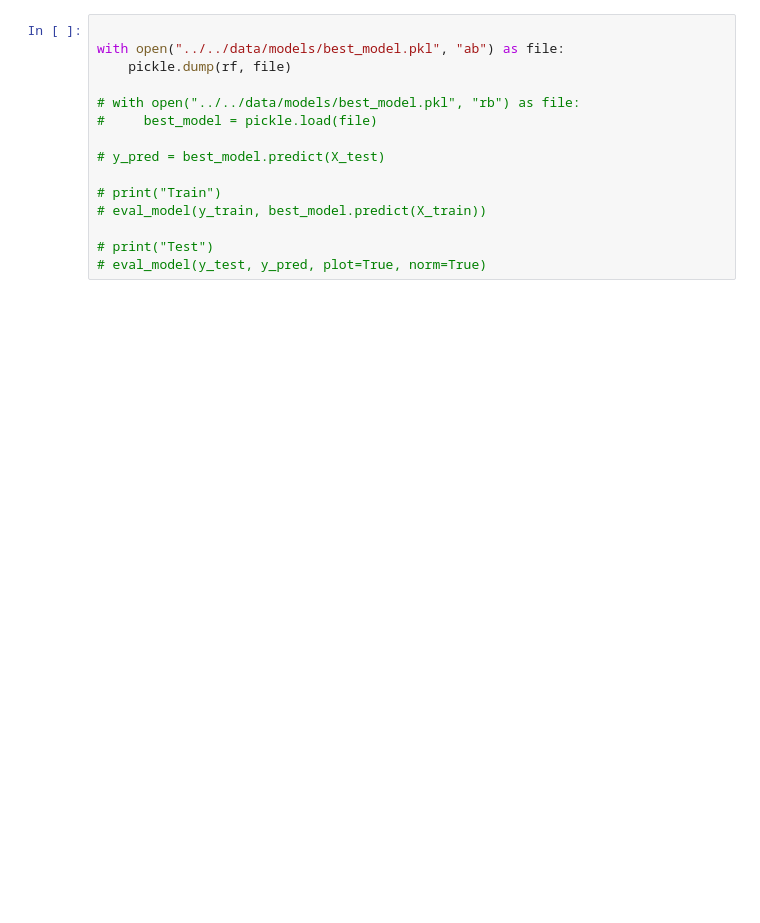
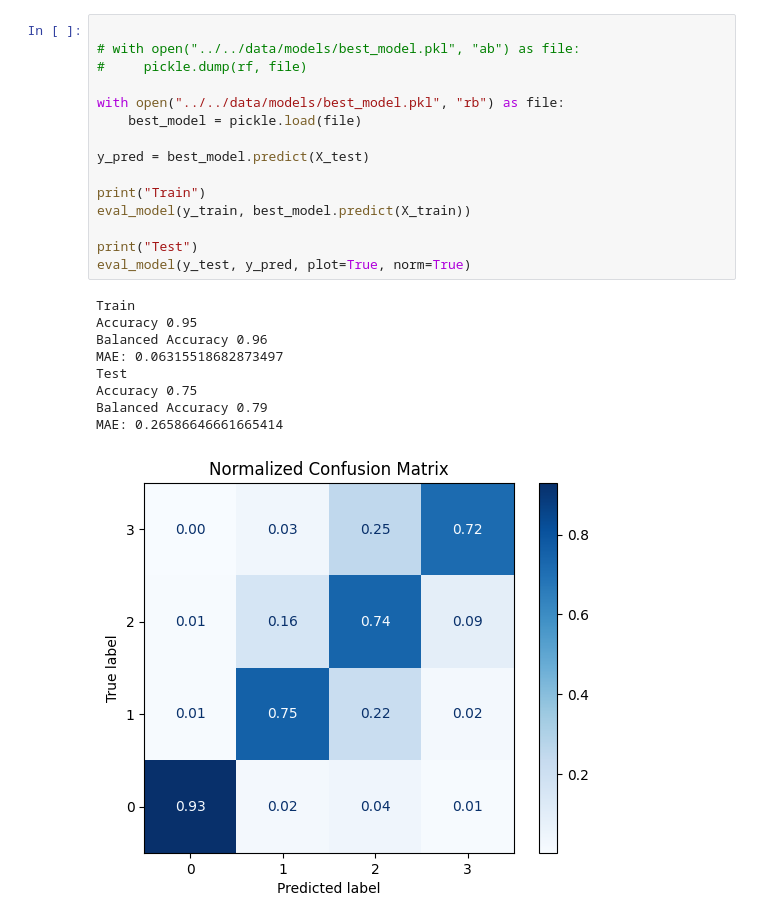
Before and after one commit to CanFam23/avy-forecasting, a Jupyter notebook: notebooks/model/forest.ipynb, the cells around one changed output. Drawn from its saved outputs; the diff is of its cells as text; blank space fills up the shorter version.

Commit message:
Retrain forest model

```diff
--- a/notebooks/model/forest.ipynb
+++ b/notebooks/model/forest.ipynb
@@ -201,15 +158,25 @@ plt.show()
 # %%
 
-with open("../../data/models/best_model.pkl", "ab") as file:
-    pickle.dump(rf, file)
+# with open("../../data/models/best_model.pkl", "ab") as file:
+#     pickle.dump(rf, file)
 
-# with open("../../data/models/best_model.pkl", "rb") as file:
-#     best_model = pickle.load(file)
+with open("../../data/models/best_model.pkl", "rb") as file:
+    best_model = pickle.load(file)
 
-# y_pred = best_model.predict(X_test)
+y_pred = best_model.predict(X_test)
 
-# print("Train")
-# eval_model(y_train, best_model.predict(X_train))
+print("Train")
+eval_model(y_train, best_model.predict(X_train))
 
-# print("Test")
-# eval_model(y_test, y_pred, plot=True, norm=True)
+print("Test")
+eval_model(y_test, y_pred, plot=True, norm=True)
+# %% [output]
+Train
+Accuracy 0.95
+Balanced Accuracy 0.96
+MAE: 0.06315518682873497
+Test
+Accuracy 0.75
+Balanced Accuracy 0.79
+MAE: 0.26586646661665414
+[figure, added]
```
Also changed, not shown: parts of 14 cells of this notebook.
